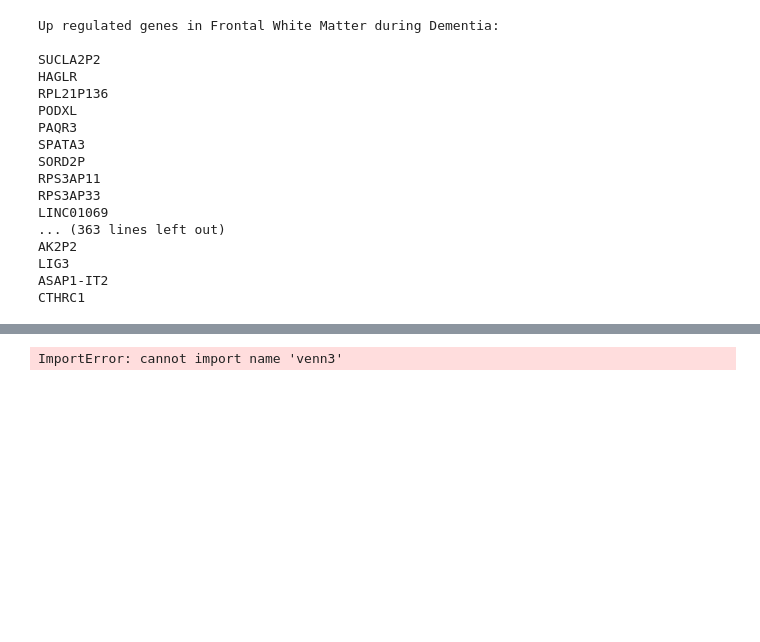
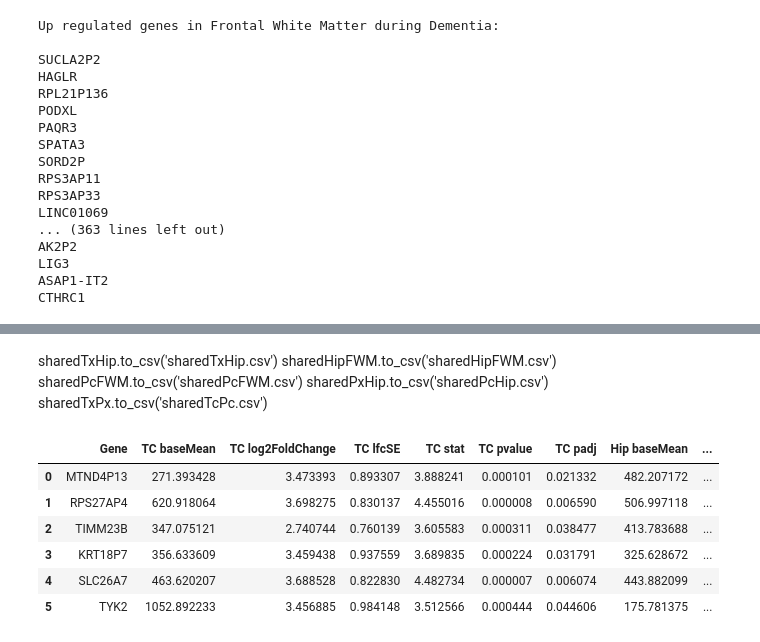
Before and after one commit to mouradap/rnaSeqDementia, a Jupyter notebook: CDEGenes-Allen.ipynb, the cells around one changed output, grey strips where cells are left out. Drawn from its saved outputs; the diff is of its cells as text; code cells hidden in the pictures; blank space fills up the shorter version.

```diff
--- a/CDEGenes-Allen.ipynb
+++ b/CDEGenes-Allen.ipynb
@@ -381,8 +403,19 @@ enrichedDementia
 | 1601 | TRBJ1-2 | NaN | NaN | NaN | 5.482107 |
 | 1602 | CDCA3 | NaN | NaN | NaN | 5.525530 |
 1603 rows × 5 columns
-# %%
-from matplotlib import venn3
-venn3(enrichedDementia)
-# %% [output]
-ImportError: cannot import name 'venn3'
+# %%
+sharedTxHipGenes = ['MTND4P13', 'RPS27AP4', 'TIMM23B', 'KRT18P7', 'SLC26A7', 'TYK2']
+df1 = pd.DataFrame()
+for gene in sharedTxHipGenes:
+    df1 = df1.append(txData[txData['Unnamed: 0'] == gene])
+
+df2 = pd.DataFrame()
+for gene in sharedTxHipGenes:
+    df2 = df2.append(hipData[hipData['Unnamed: 0'] == gene])
+
+df1.columns = ['TC ' + str(x) for x in df1.columns]
+df1.rename(columns = {'TC Unnamed: 0': 'Gene'}, inplace = True)
+df2.columns = ['Hip ' + str(x) for x in df2.columns]
+df2.rename(columns = {'Hip Unnamed: 0': 'Gene'}, inplace = True)
+
+sharedTxHip = df1.merge(df2, on = 'Gene')
@@ -388,0 +502,16 @@ ImportError: cannot import name 'venn3'
+# %% [markdown]
+sharedTxHip.to_csv('sharedTxHip.csv')
+sharedHipFWM.to_csv('sharedHipFWM.csv')
+sharedPcFWM.to_csv('sharedPcFWM.csv')
+sharedPxHip.to_csv('sharedPcHip.csv')
+sharedTxPx.to_csv('sharedTcPc.csv')
+# %%
+sharedTxHip
+# %% [output]
+|  | Gene | TC baseMean | TC log2FoldChange | TC lfcSE | TC stat | TC pvalue | TC padj | Hip baseMean | ... |
+| 0 | MTND4P13 | 271.393428 | 3.473393 | 0.893307 | 3.888241 | 0.000101 | 0.021332 | 482.207172 | ... |
+| 1 | RPS27AP4 | 620.918064 | 3.698275 | 0.830137 | 4.455016 | 0.000008 | 0.006590 | 506.997118 | ... |
+| 2 | TIMM23B | 347.075121 | 2.740744 | 0.760139 | 3.605583 | 0.000311 | 0.038477 | 413.783688 | ... |
+| 3 | KRT18P7 | 356.633609 | 3.459438 | 0.937559 | 3.689835 | 0.000224 | 0.031791 | 325.628672 | ... |
+| 4 | SLC26A7 | 463.620207 | 3.688528 | 0.822830 | 4.482734 | 0.000007 | 0.006074 | 443.882099 | ... |
+| 5 | TYK2 | 1052.892233 | 3.456885 | 0.984148 | 3.512566 | 0.000444 | 0.044606 | 175.781375 | ... |
```
Also changed, not shown: parts of 21 cells of this notebook, 6 other files.
